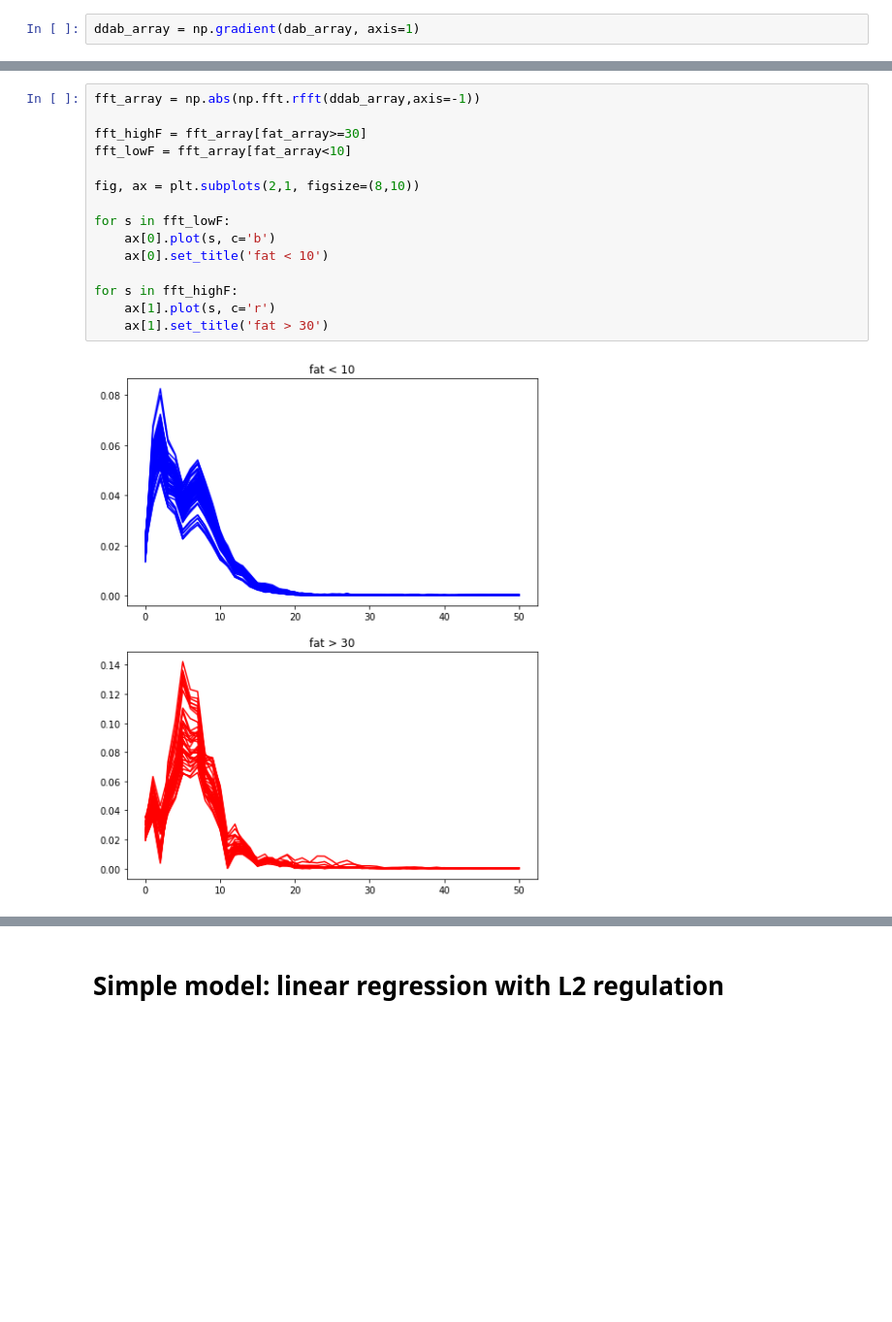
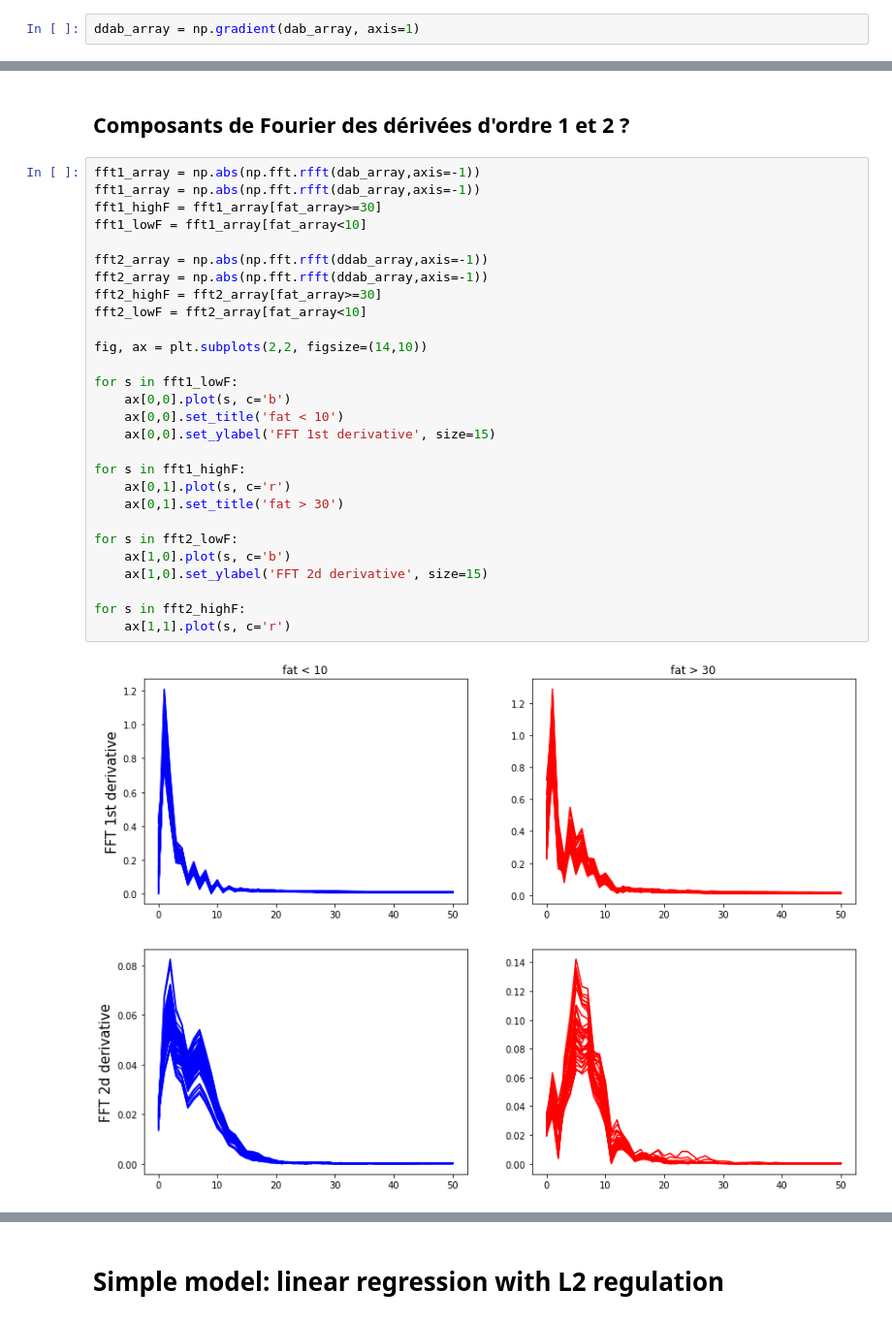
Before and after one commit to rinkelp/tecator, a Jupyter notebook: Analysis.ipynb, the cells around one changed output, grey strips where cells are left out. Shown at 97% size. Drawn from its saved outputs; the diff is of its cells as text; blank space fills up the shorter version.

```diff
--- a/Analysis.ipynb
+++ b/Analysis.ipynb
@@ -195,17 +226,32 @@ plt.tight_layout()
+# %% [markdown]
+## Composants de Fourier des dérivées d'ordre 1 et 2 ?
 # %%
-fft_array = np.abs(np.fft.rfft(ddab_array,axis=-1))
+fft1_array = np.abs(np.fft.rfft(dab_array,axis=-1))
+fft1_array = np.abs(np.fft.rfft(dab_array,axis=-1))
+fft1_highF = fft1_array[fat_array>=30]
+fft1_lowF = fft1_array[fat_array<10]
 
-fft_highF = fft_array[fat_array>=30]
-fft_lowF = fft_array[fat_array<10]
+fft2_array = np.abs(np.fft.rfft(ddab_array,axis=-1))
+fft2_array = np.abs(np.fft.rfft(ddab_array,axis=-1))
+fft2_highF = fft2_array[fat_array>=30]
+fft2_lowF = fft2_array[fat_array<10]
 
-fig, ax = plt.subplots(2,1, figsize=(8,10))
+fig, ax = plt.subplots(2,2, figsize=(14,10))
 
-for s in fft_lowF:
-    ax[0].plot(s, c='b')
-    ax[0].set_title('fat < 10')
+for s in fft1_lowF:
+    ax[0,0].plot(s, c='b')
+    ax[0,0].set_title('fat < 10')
+    ax[0,0].set_ylabel('FFT 1st derivative', size=15)
 
-for s in fft_highF:
-    ax[1].plot(s, c='r')
-    ax[1].set_title('fat > 30')
+for s in fft1_highF:
+    ax[0,1].plot(s, c='r')
+    ax[0,1].set_title('fat > 30')
+
+for s in fft2_lowF:
+    ax[1,0].plot(s, c='b')
+    ax[1,0].set_ylabel('FFT 2d derivative', size=15)
+
+for s in fft2_highF:
+    ax[1,1].plot(s, c='r')
 # %% [output]
-[figure, old version]
+[figure, new version]
```
Also changed, not shown: parts of 137 cells of this notebook.
